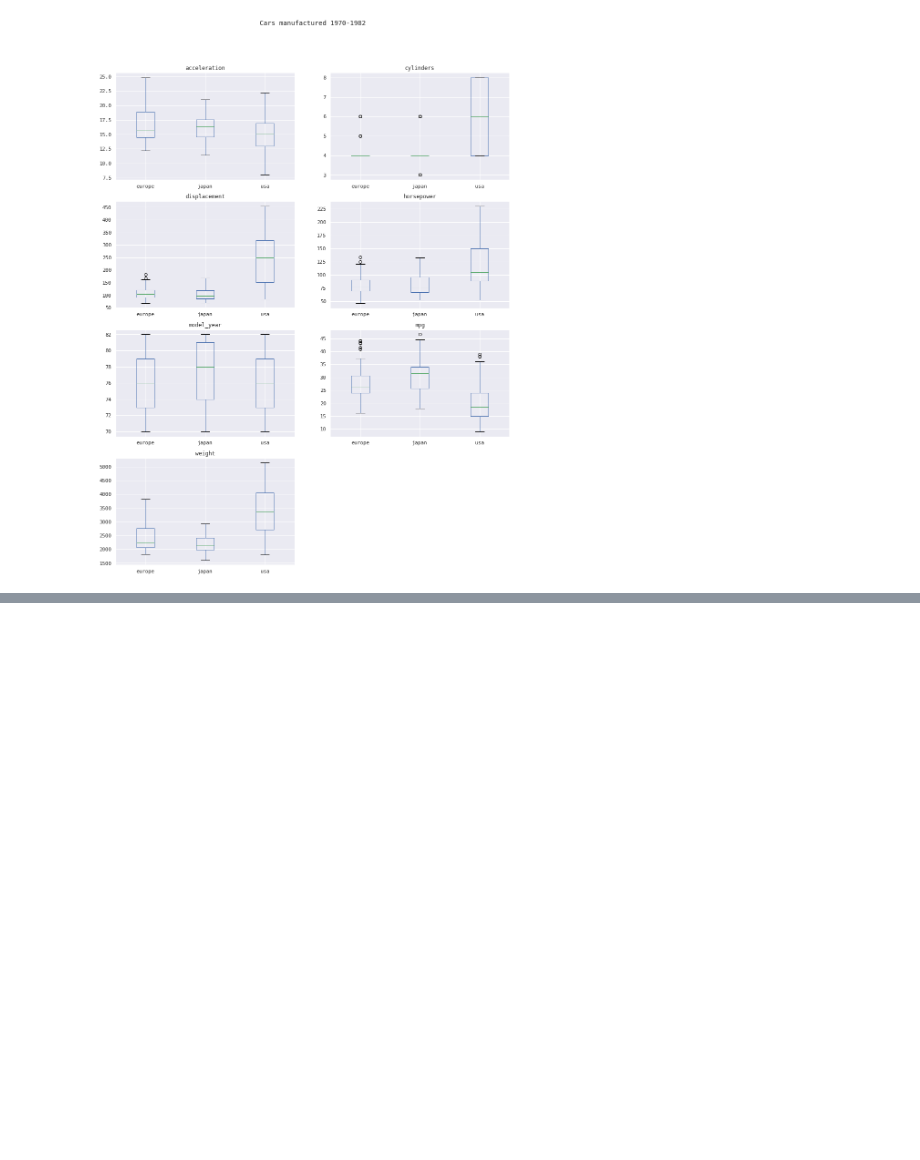
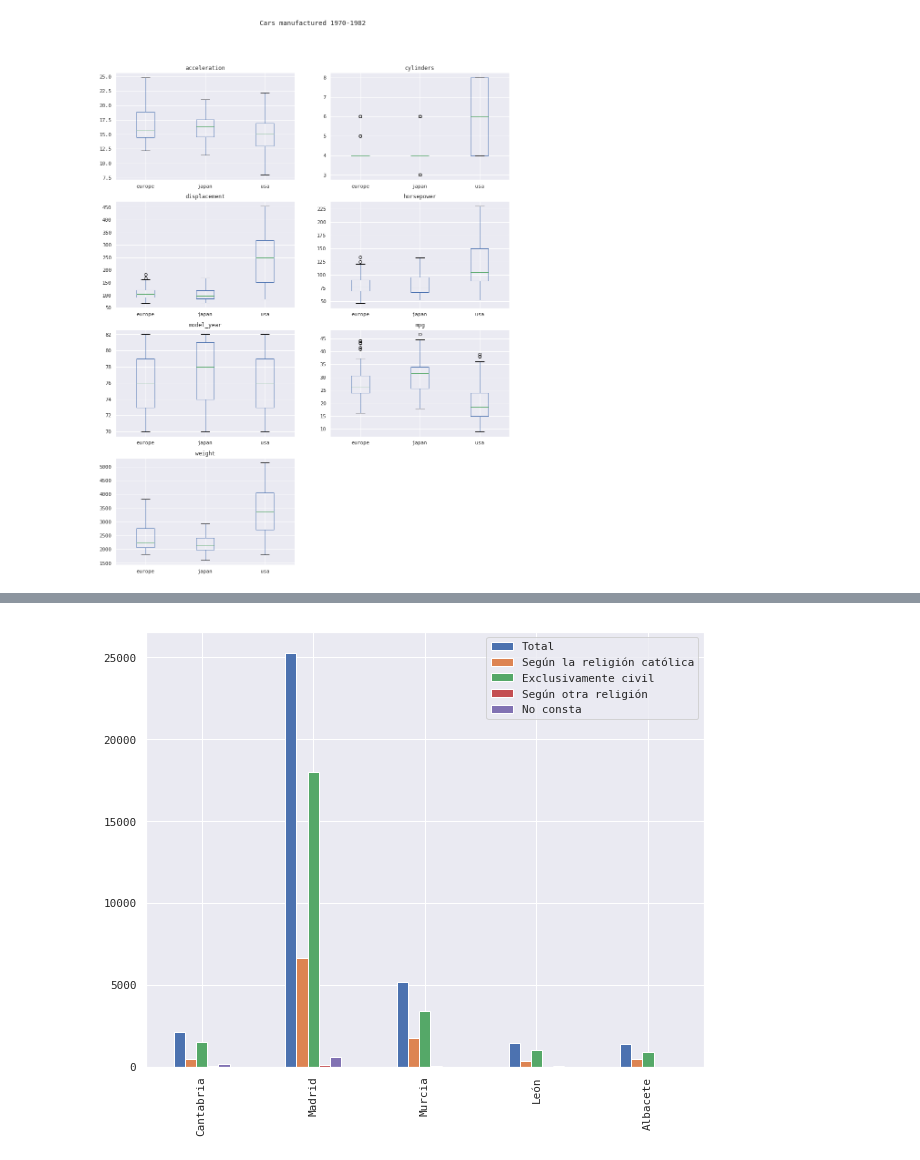
Before and after one commit to icane/curso_python, a Jupyter notebook: slides/code/s06/visualización_con_pandas.ipynb, the cells around one changed output, grey strips where cells are left out. Saved outputs shown, nothing was run; the diff lists cells and outputs as text; code cells hidden in the pictures; blank space fills up the shorter version.

```diff
--- a/slides/code/s06/visualización_con_pandas.ipynb
+++ b/slides/code/s06/visualización_con_pandas.ipynb
@@ -244,0 +167,15 @@ UsageError: Line magic function `%plt` not found.
+# %%
+marriages = pd.read_csv('http://www.ine.es/jaxi/files/_px/es/csv_sc/t20/e301/provi/03009.csv_sc',
+                        sep=';', encoding='utf-8',
+                        na_values='..',
+                        header=[4, 5], index_col=0)[:-2]
+marriages.drop(marriages.columns[-1], axis=1, inplace=True)
+
+meses = marriages.columns.get_level_values(0)[0::5].values.repeat(5)
+marriages.columns = pd.MultiIndex.from_tuples(zip(meses, marriages.columns.get_level_values(1)))
+provincias = ['Cantabria', 'Madrid', 'Murcia', 'León', 'Albacete']
+df = marriages.Total.loc[provincias]
+# %%
+df.plot.bar();
+# %% [output]
+[figure, added]
```
Also changed, not shown: parts of 13 cells of this notebook, 24 other files.
